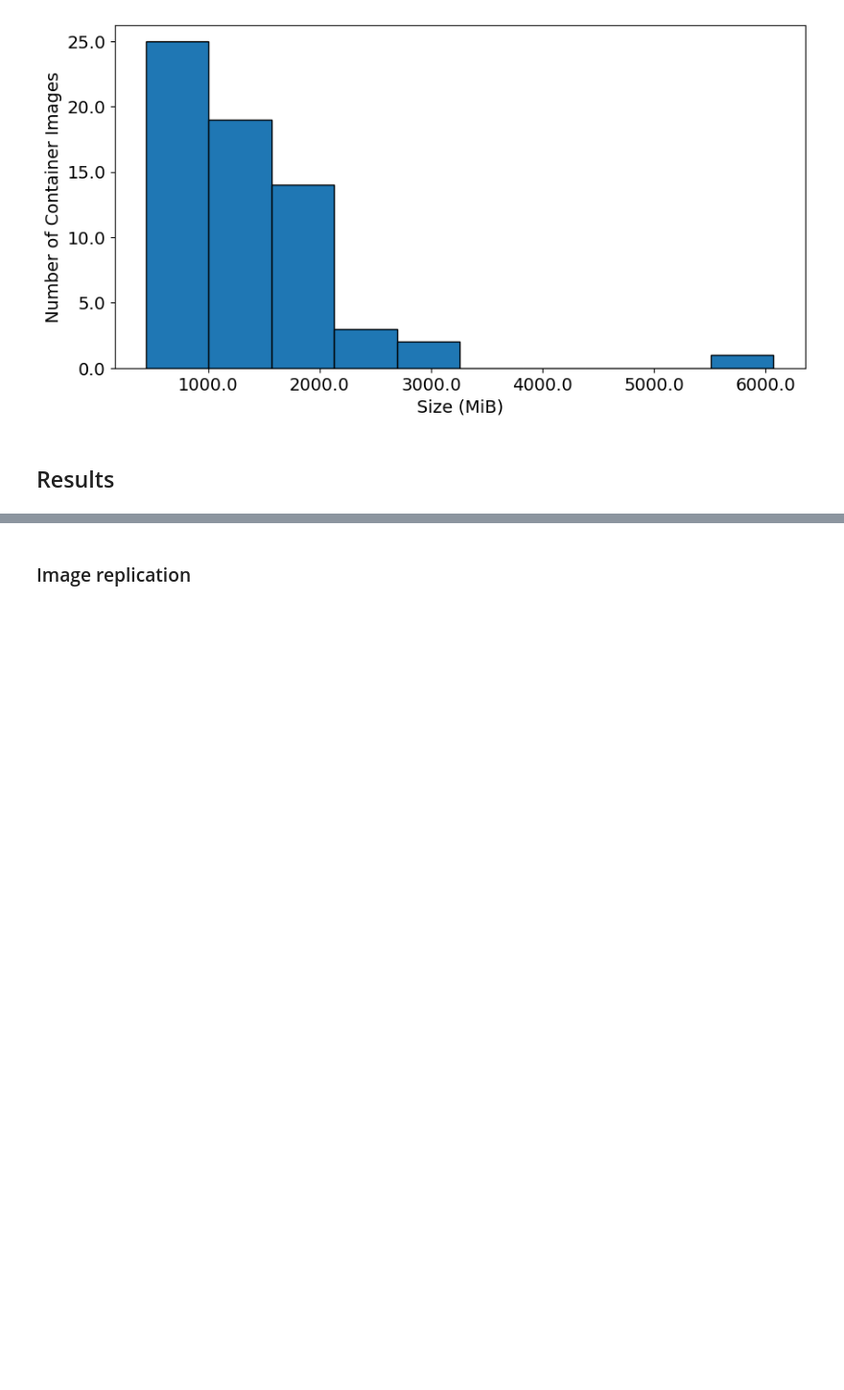
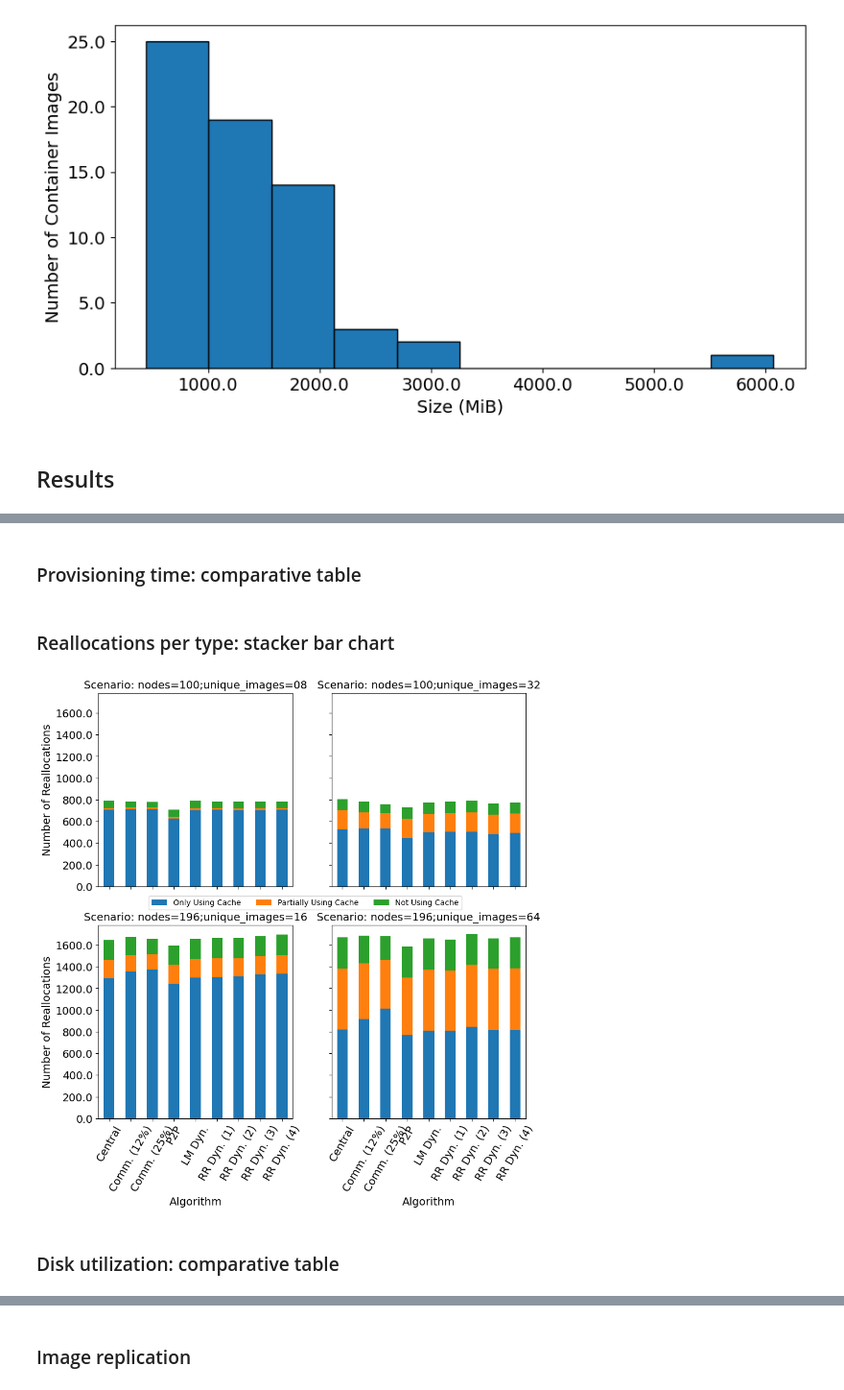
Before and after one commit to lucasroges/dynamic-registry-provisioning, a Jupyter notebook: analysis.ipynb, the cells around one changed output, grey strips where cells are left out. Shown at 96% size. Drawn from its saved outputs; the diff is of its cells as text; code cells hidden in the pictures; blank space fills up the shorter version.

```diff
--- a/analysis.ipynb
+++ b/analysis.ipynb
@@ -800,0 +549,2 @@ plt.savefig(f"{base_dir}/server_utilization.pdf", bbox_inches='tight')
+# %% [markdown]
+### Provisioning time: comparative table
@@ -800,0 +579,29 @@ plt.savefig(f"{base_dir}/server_utilization.pdf", bbox_inches='tight')
+# %% [markdown]
+### Reallocations per type: stacker bar chart
+# %%
+# TODO: check how to share labels
+fig, ax = plt.subplots(2, 2, figsize=(10, 10), sharex=True, sharey=True)
+
+for counter, (key, application_data) in enumerate(application_data_dfs.items()):
+    reallocations_df = application_data[["Algorithm", "Only Using Cache", "Partially Using Cache", "Not Using Cache"]]
+    reallocations_df.plot.bar(x="Algorithm", stacked=True, ax=ax[counter // 2][counter % 2], rot=45, legend=False)
+    customize_chart(
+        ax[counter // 2][counter % 2],
+        xticklabels={"labels": algorithm_labels, "fontdict": font_dict, "rotation": 60},
+        xlabel={"xlabel":"Algorithm","fontdict":font_dict},
+        yticklabels={"labels": ax[counter // 2][counter % 2].get_yticks(), "fontdict": font_dict},
+        ylabel={"ylabel":"Number of Reallocations","fontdict":font_dict},
+        title={"label":f"Scenario: {key}","fontdict":font_dict},
+    )
+
+handles, labels = plt.gca().get_legend_handles_labels()
+fig.legend(handles, labels, loc='center', ncols=3, bbox_to_anchor=(0.5, 0.5))
+plt.subplots_adjust(hspace=0.2)
+
+plt.savefig(f"{base_dir}/reallocations.pdf", bbox_inches='tight')
+
+# TODO: add labels to the bars (%)
+# %% [output]
+[figure, added]
+# %% [markdown]
+### Disk utilization: comparative table
```
Also changed, not shown: parts of 77 cells of this notebook.
